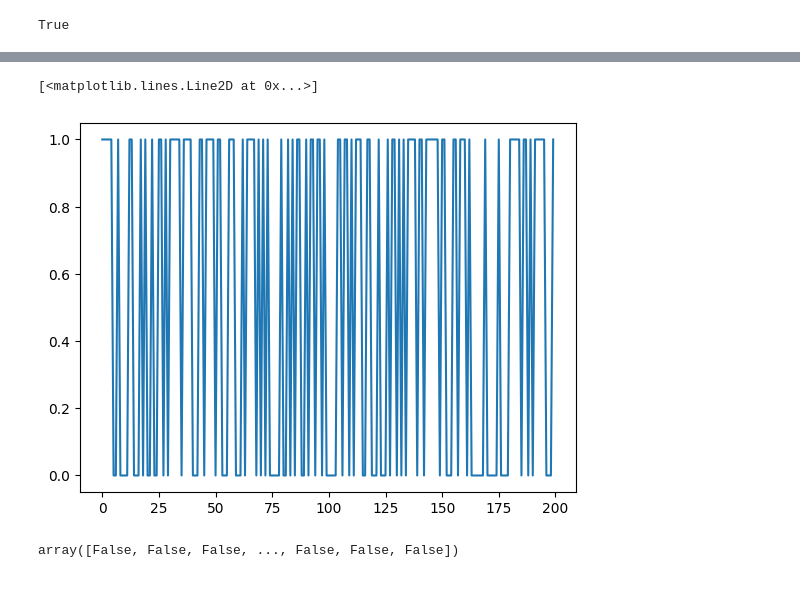
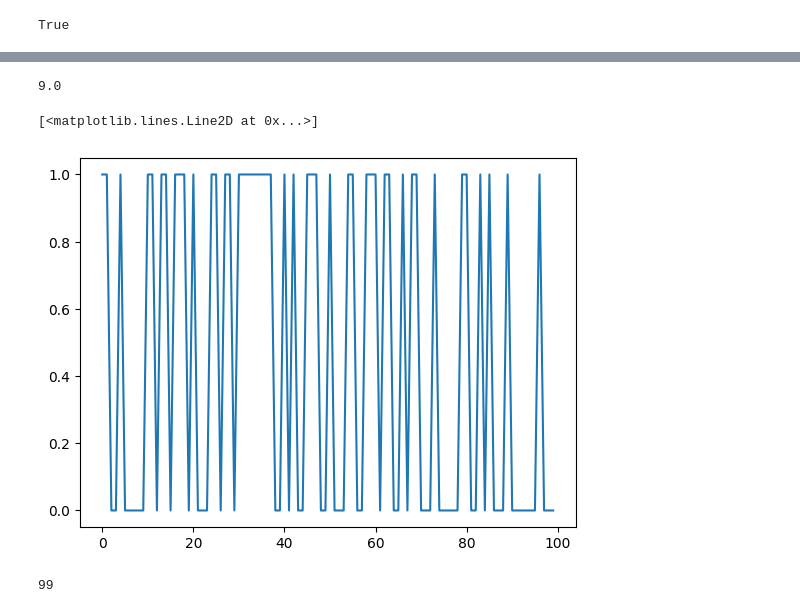
Before and after one commit to MikelElorza/Data-analysis, a Jupyter notebook: Narrow field/Imaging/Imaging_with_markers.ipynb, the cells around one changed output, grey strips where cells are left out. Drawn from its saved outputs; the diff is of its cells as text; code cells hidden in the pictures.

```diff
--- a/Narrow field/Imaging/Imaging_with_markers.ipynb
+++ b/Narrow field/Imaging/Imaging_with_markers.ipynb
@@ -21,7 +21,3 @@ sn.getFileDevice(filename)
 sn.initDevice(MeasMode.T3)
 # %% [output]
 True
-# %%
-t_resol=sn.deviceConfig['Resolution']/1000 #in ns
-sn.raw.measure()
-data = sn.raw.getData()
@@ -34,0 +24,6 @@ plt.plot(markers_Bool,linewidth=1)
+# %%
+
+sn.unfold.measure()
+times,ch = sn.unfold.getData()
+markers_Bool=np.array([sn.unfold.isMarker(datai) for datai in ch])
+plt.plot(markers_Bool,linewidth=1)
@@ -35,9 +49,13 @@ plt.plot(markers_Bool,linewidth=1)
+# %%
+np.sum(d)
+# %% [output]
+9.0
 # %%
-plt.plot(sn.raw.markers(data)[0][0:200])
+plt.plot(sn.raw.markers(data)[0][0:100])
 # %% [output]
 [<matplotlib.lines.Line2D at 0x...>]
-[figure, old version]
+[figure, new version]
-# %%
-markers_Bool
-# %% [output]
-array([False, False, False, ..., False, False, False])
+# %%
+np.sum(markers_Bool)
+# %% [output]
+99
```
Also changed, not shown: parts of 7 cells of this notebook.
